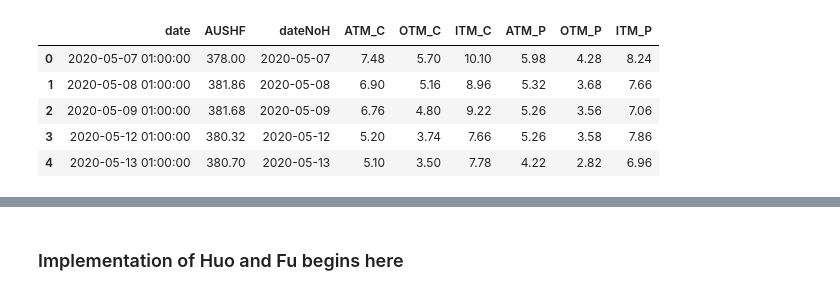
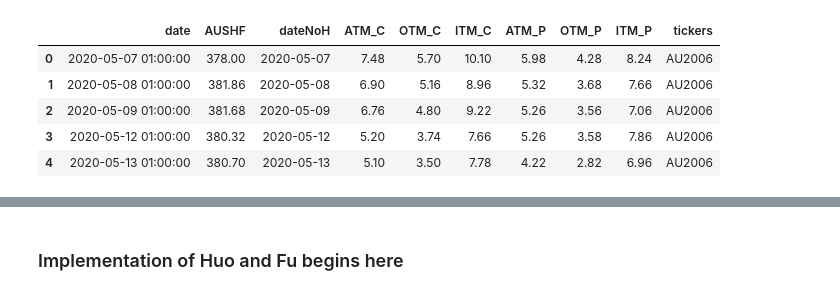
Before and after one commit to leonlu177/RLMarketMaking, a Jupyter notebook: leon_huofu.ipynb, the cells around one changed output, grey strips where cells are left out. Cells and saved outputs as stored; diff of their text form; code cells hidden in the pictures.

```diff
--- a/leon_huofu.ipynb
+++ b/leon_huofu.ipynb
@@ -8,12 +10,13 @@ from scipy.optimize import LinearConstraint, Bounds
 # %%
 #reading in orlin's cleaned csv data
-local_filepath = "/Users/leonlu/Downloads/gold_data.csv" # TODO: I can't import gold_data.csv as a dataframe
+local_filepath = "/Users/leonlu/Downloads/gold_data_final.csv" # TODO: I can't import gold_data.csv as a dataframe
 gold_data = pd.read_csv(local_filepath, index_col=0)
+gold_data = gold_data.iloc[:511, :] #takes care of zero values in AU2208 and AU2210
 display(gold_data.head())
 # %% [output]
-|  | date | AUSHF | dateNoH | ATM_C | OTM_C | ITM_C | ATM_P | OTM_P | ITM_P |
-| 0 | 2020-05-07 01:00:00 | 378.00 | 2020-05-07 | 7.48 | 5.70 | 10.10 | 5.98 | 4.28 | 8.24 |
-| 1 | 2020-05-08 01:00:00 | 381.86 | 2020-05-08 | 6.90 | 5.16 | 8.96 | 5.32 | 3.68 | 7.66 |
-| 2 | 2020-05-09 01:00:00 | 381.68 | 2020-05-09 | 6.76 | 4.80 | 9.22 | 5.26 | 3.56 | 7.06 |
-| 3 | 2020-05-12 01:00:00 | 380.32 | 2020-05-12 | 5.20 | 3.74 | 7.66 | 5.26 | 3.58 | 7.86 |
-| 4 | 2020-05-13 01:00:00 | 380.70 | 2020-05-13 | 5.10 | 3.50 | 7.78 | 4.22 | 2.82 | 6.96 |
+|  | date | AUSHF | dateNoH | ATM_C | OTM_C | ITM_C | ATM_P | OTM_P | ITM_P | tickers |
+| 0 | 2020-05-07 01:00:00 | 378.00 | 2020-05-07 | 7.48 | 5.70 | 10.10 | 5.98 | 4.28 | 8.24 | AU2006 |
+| 1 | 2020-05-08 01:00:00 | 381.86 | 2020-05-08 | 6.90 | 5.16 | 8.96 | 5.32 | 3.68 | 7.66 | AU2006 |
+| 2 | 2020-05-09 01:00:00 | 381.68 | 2020-05-09 | 6.76 | 4.80 | 9.22 | 5.26 | 3.56 | 7.06 | AU2006 |
+| 3 | 2020-05-12 01:00:00 | 380.32 | 2020-05-12 | 5.20 | 3.74 | 7.66 | 5.26 | 3.58 | 7.86 | AU2006 |
+| 4 | 2020-05-13 01:00:00 | 380.70 | 2020-05-13 | 5.10 | 3.50 | 7.78 | 4.22 | 2.82 | 6.96 | AU2006 |
```
Also changed, not shown: parts of 17 cells of this notebook, 6 other files.
